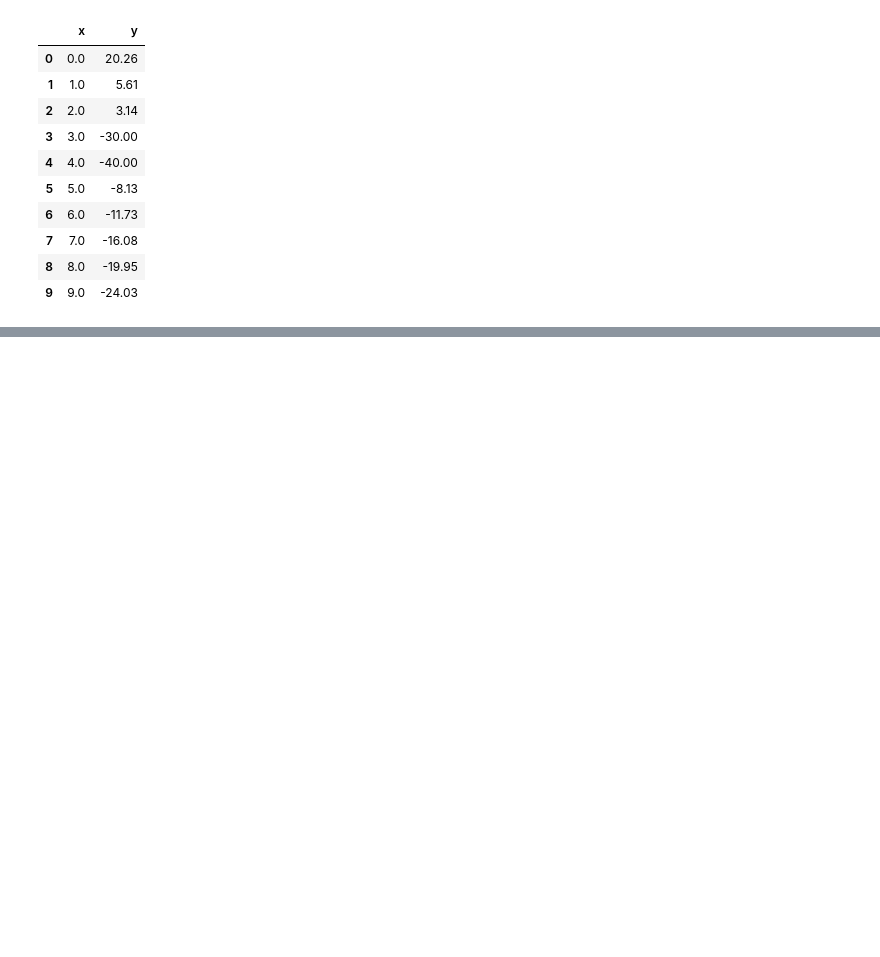
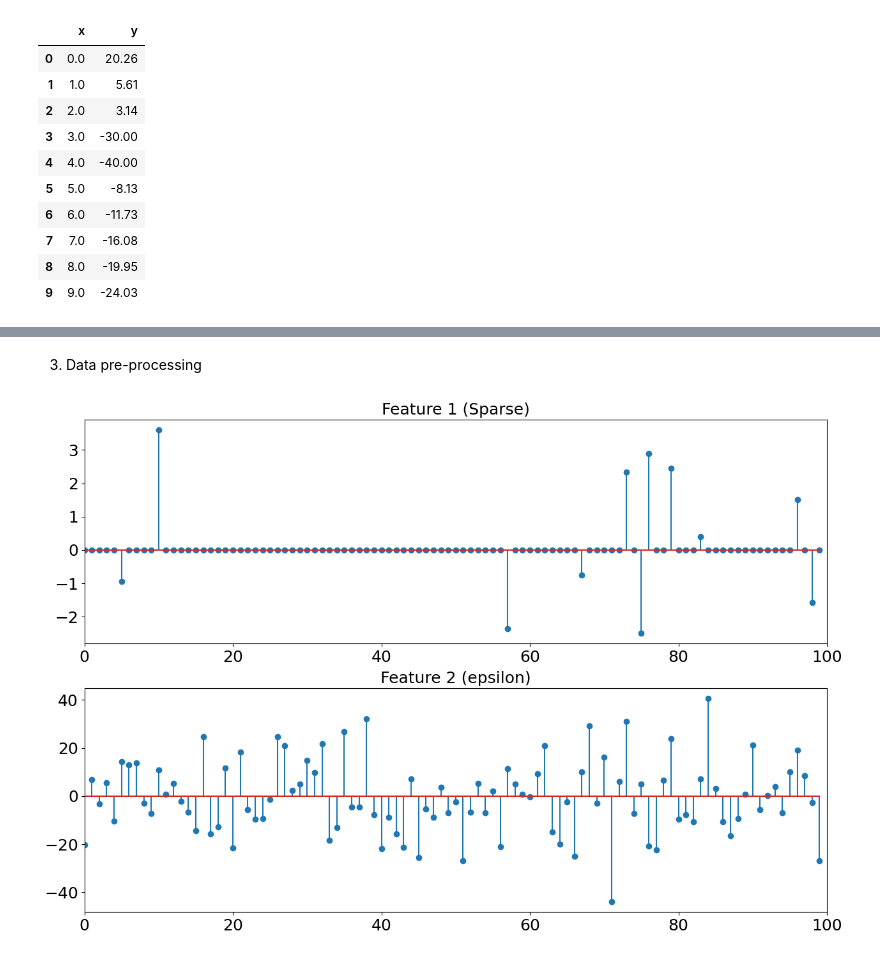
Before and after one commit to AashirRasadh/Pattern-Recognition-Assignment-01, a Jupyter notebook: assignment1.ipynb, the cells around one changed output, grey strips where cells are left out. Cells and saved outputs as stored; diff of their text form; code cells hidden in the pictures; blank space fills up the shorter version.

```diff
--- a/assignment1.ipynb
+++ b/assignment1.ipynb
@@ -74,0 +201,42 @@ OLS model: y ≈ -3.5573 x + 3.9167
+# %% [markdown]
+3. Data pre-processing
+# %%
+def generate_signal(signal_length, num_nonzero):
+ signal = np.zeros(signal_length)
+ nonzero_indices = np.random.choice(signal_length, num_nonzero, replace=False)
+ nonzero_values = 10*np.random.randn(num_nonzero)
+ signal[nonzero_indices] = nonzero_values
+ return signal
+signal_length = 100 # Total length of the signal
+num_nonzero = 10 # Number of non-zero elements in the signal
+
+
+your_index_no= 220004 # my index no without english letters and without leading zeros
+
+
+sparse_signal = generate_signal(signal_length, num_nonzero)
+sparse_signal[10] = (your_index_no % 10)*2 + 10
+
+if your_index_no % 10 == 0:
+   sparse_signal[10] = np.random.randn(1) + 30
+sparse_signal=sparse_signal/5
+epsilon = np.random.normal(0, 15, signal_length )
+
+
+#epsilon=epsilon[:, np.newaxis]
+plt.figure(figsize=(15,10))
+plt.subplot(2, 1, 1)
+plt.xlim(0, signal_length)
+plt.title("Feature 1 (Sparse)", fontsize=18)
+plt.xticks(fontsize=18) # Adjust x-axis tick label font size
+plt.yticks(fontsize=18)
+plt.stem(sparse_signal)
+plt.subplot(2, 1, 2)
+plt.xlim(0, signal_length)
+plt.title("Feature 2 (epsilon)", fontsize=18)
+plt.stem(epsilon)
+plt.xticks(fontsize=18) # Adjust x-axis tick label font size
+plt.yticks(fontsize=18)
+plt.show()
+# %% [output]
+[figure, added]
```
Also changed, not shown: parts of 10 cells of this notebook, 12 other files.
